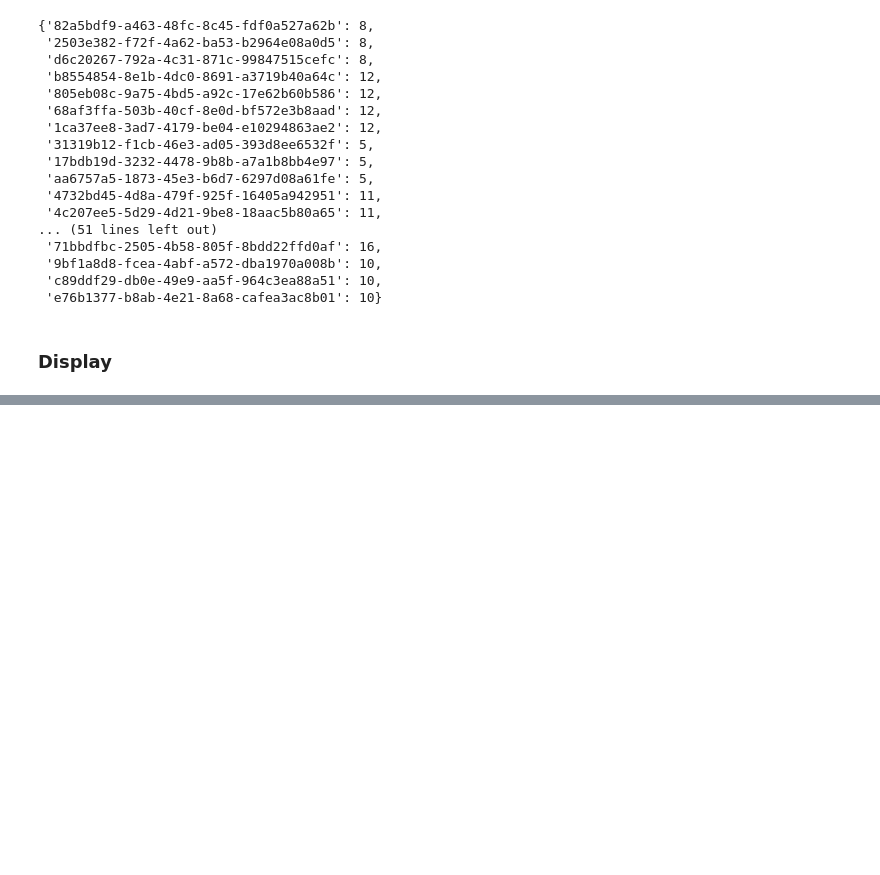
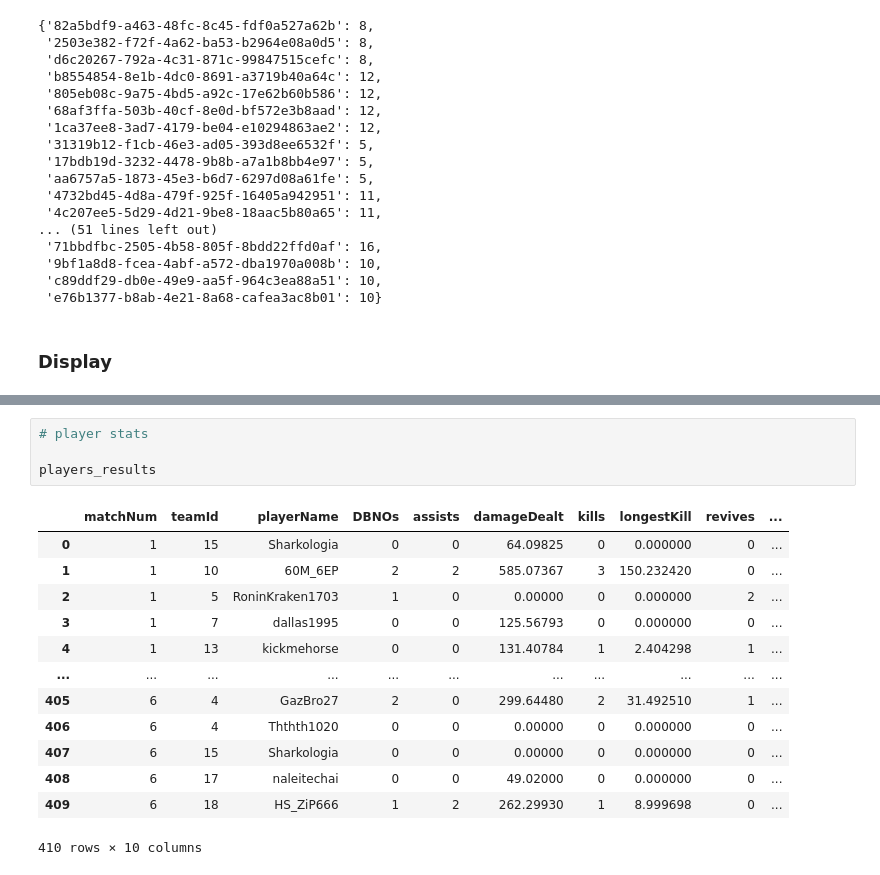
Before and after one commit to Amlaith/pubg_tournament_stats, a Jupyter notebook: test.ipynb, the cells around one changed output, grey strips where cells are left out. Saved outputs shown, nothing was run; the diff lists cells and outputs as text; blank space fills up the shorter version.

```diff
--- a/test.ipynb
+++ b/test.ipynb
@@ -953,0 +1110,18 @@ res
+# %%
+# player stats
+
+players_results
+# %% [output]
+|  | matchNum | teamId | playerName | DBNOs | assists | damageDealt | kills | longestKill | revives | ... |
+| 0 | 1 | 15 | Sharkologia | 0 | 0 | 64.09825 | 0 | 0.000000 | 0 | ... |
+| 1 | 1 | 10 | 60M_6EP | 2 | 2 | 585.07367 | 3 | 150.232420 | 0 | ... |
+| 2 | 1 | 5 | RoninKraken1703 | 1 | 0 | 0.00000 | 0 | 0.000000 | 2 | ... |
+| 3 | 1 | 7 | dallas1995 | 0 | 0 | 125.56793 | 0 | 0.000000 | 0 | ... |
+| 4 | 1 | 13 | kickmehorse | 0 | 0 | 131.40784 | 1 | 2.404298 | 1 | ... |
+| ... | ... | ... | ... | ... | ... | ... | ... | ... | ... | ... |
+| 405 | 6 | 4 | GazBro27 | 2 | 0 | 299.64480 | 2 | 31.492510 | 1 | ... |
+| 406 | 6 | 4 | Ththth1020 | 0 | 0 | 0.00000 | 0 | 0.000000 | 0 | ... |
+| 407 | 6 | 15 | Sharkologia | 0 | 0 | 0.00000 | 0 | 0.000000 | 0 | ... |
+| 408 | 6 | 17 | naleitechai | 0 | 0 | 49.02000 | 0 | 0.000000 | 0 | ... |
+| 409 | 6 | 18 | HS_ZiP666 | 1 | 2 | 262.29930 | 1 | 8.999698 | 0 | ... |
+410 rows × 10 columns
```
Also changed, not shown: parts of 19 cells of this notebook, 9 other files.
